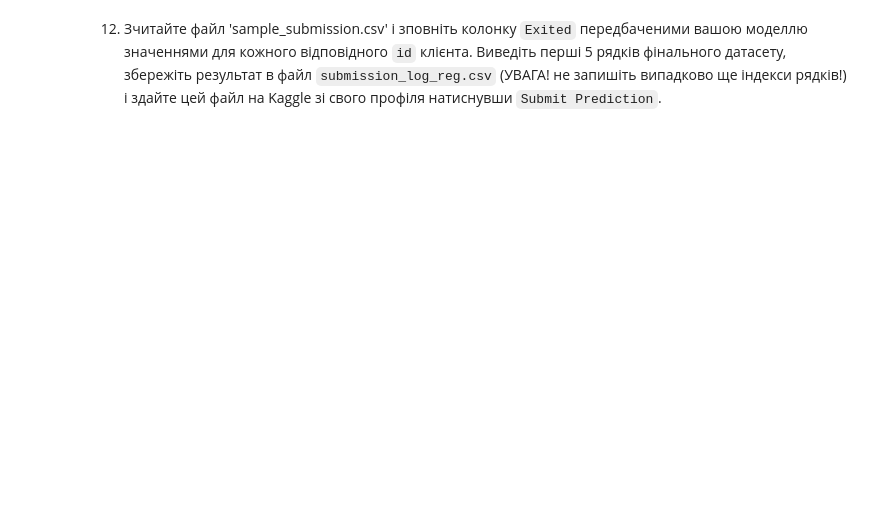
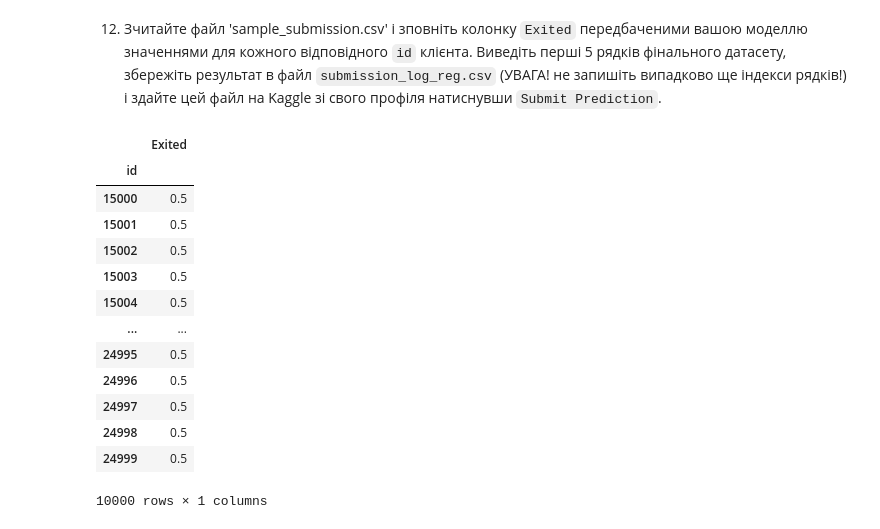
Before and after one commit to chornamarta/ml3.0, a Jupyter notebook: Module 2/Statistical Classification/HW_2_2_2_Логістична_регресія_з_scikit_learn.ipynb, the cells around one changed output. Saved outputs shown, nothing was run; the diff lists cells and outputs as text; code cells hidden in the pictures; blank space fills up the shorter version.

```diff
--- a/Module 2/Statistical Classification/HW_2_2_2_Логістична_регресія_з_scikit_learn.ipynb
+++ b/Module 2/Statistical Classification/HW_2_2_2_Логістична_регресія_з_scikit_learn.ipynb
@@ -299,0 +365,17 @@ predict_raw_df(scaler, encoder, numeric_cols, categorical_cols, raw_df[:5])
+# %%
+sample_df
+# %% [output]
+|  | Exited |
+| id |  |
+| 15000 | 0.5 |
+| 15001 | 0.5 |
+| 15002 | 0.5 |
+| 15003 | 0.5 |
+| 15004 | 0.5 |
+| ... | ... |
+| 24995 | 0.5 |
+| 24996 | 0.5 |
+| 24997 | 0.5 |
+| 24998 | 0.5 |
+| 24999 | 0.5 |
+10000 rows × 1 columns
```
Also changed, not shown: parts of 31 cells of this notebook.
